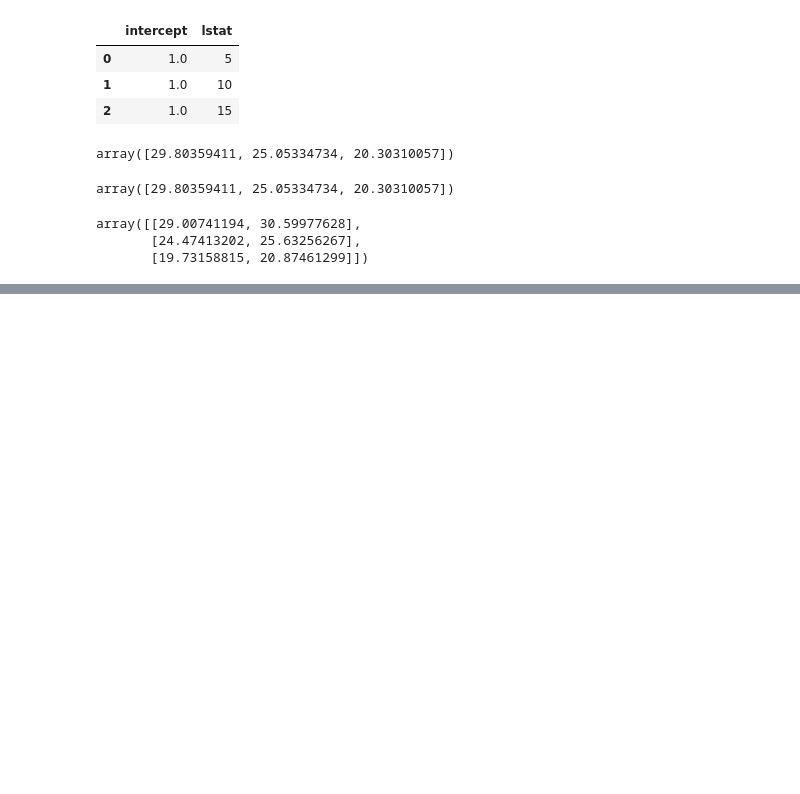
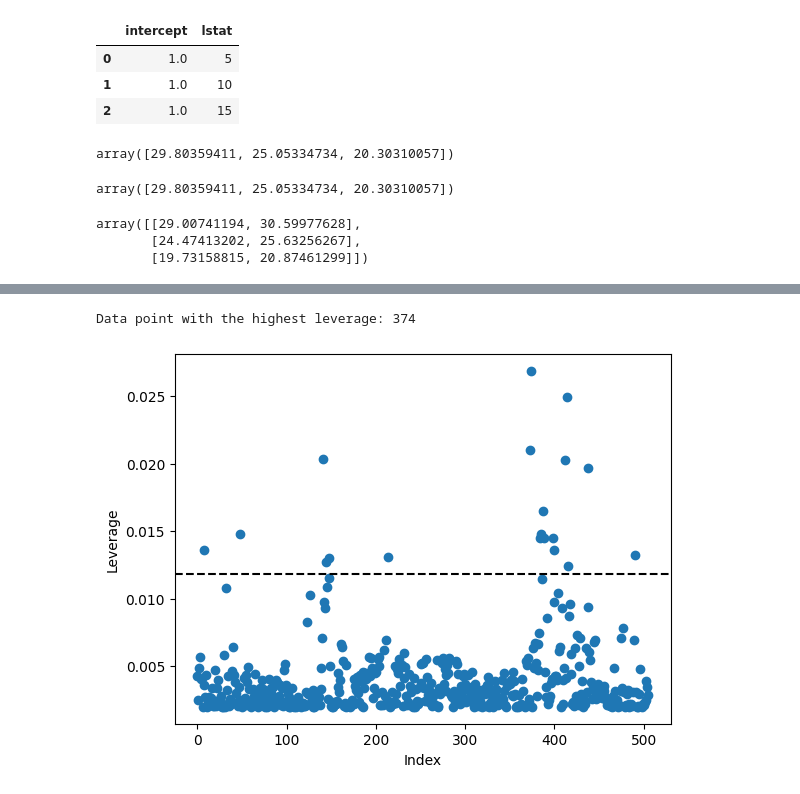
Before and after one commit to ar-bansal/ml-regression, a Jupyter notebook: linear_regression.ipynb, the cells around one changed output, grey strips where cells are left out. Saved outputs shown, nothing was run; the diff lists cells and outputs as text; code cells hidden in the pictures; blank space fills up the shorter version.

```diff
--- a/linear_regression.ipynb
+++ b/linear_regression.ipynb
@@ -100,0 +125,13 @@ array([[29.00741194, 30.59977628],
+# %%
+influence = results.get_influence()
+avg_leverage = influence.hat_matrix_diag.mean()
+# %%
+ax = plt.subplot()
+ax.scatter(np.arange(X.shape[0]), influence.hat_matrix_diag)
+ax.axhline(3 * avg_leverage, c="k", ls="--")
+ax.set_xlabel("Index")
+ax.set_ylabel("Leverage")
+print(f"Data point with the highest leverage: {np.argmax(influence.hat_matrix_diag)}")
+# %% [output]
+Data point with the highest leverage: 374
+[figure, added]
```
Also changed, not shown: parts of 28 cells of this notebook.
